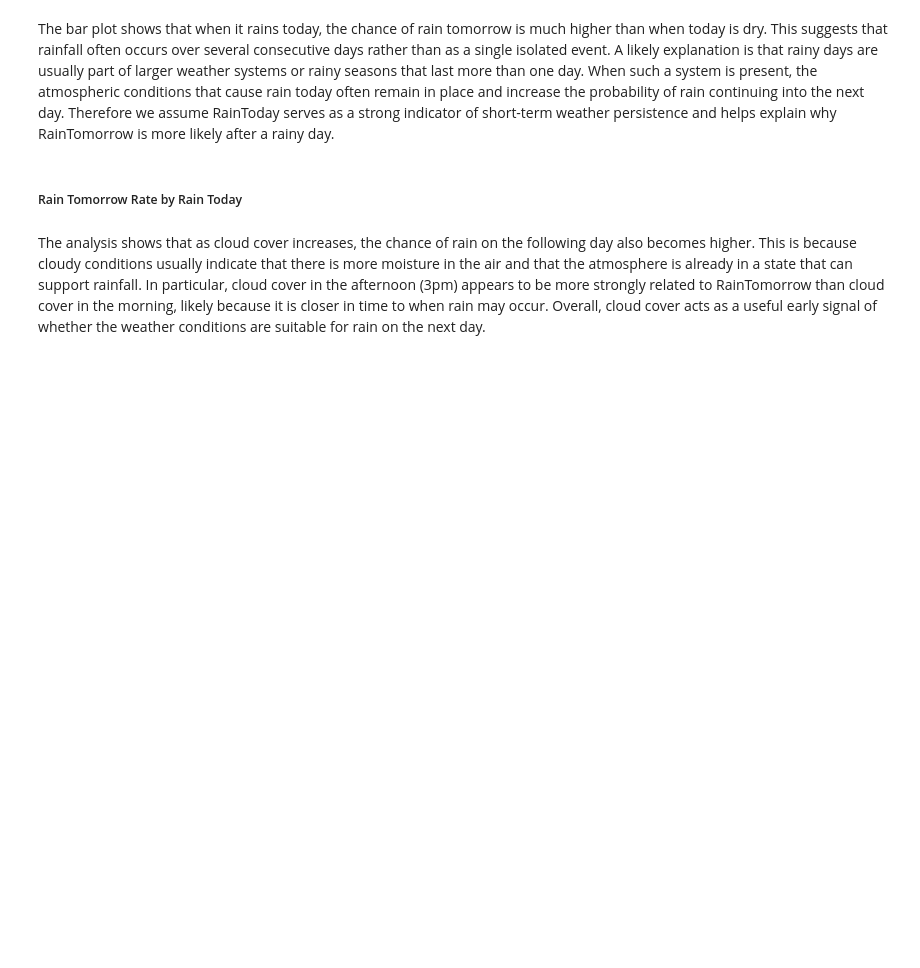
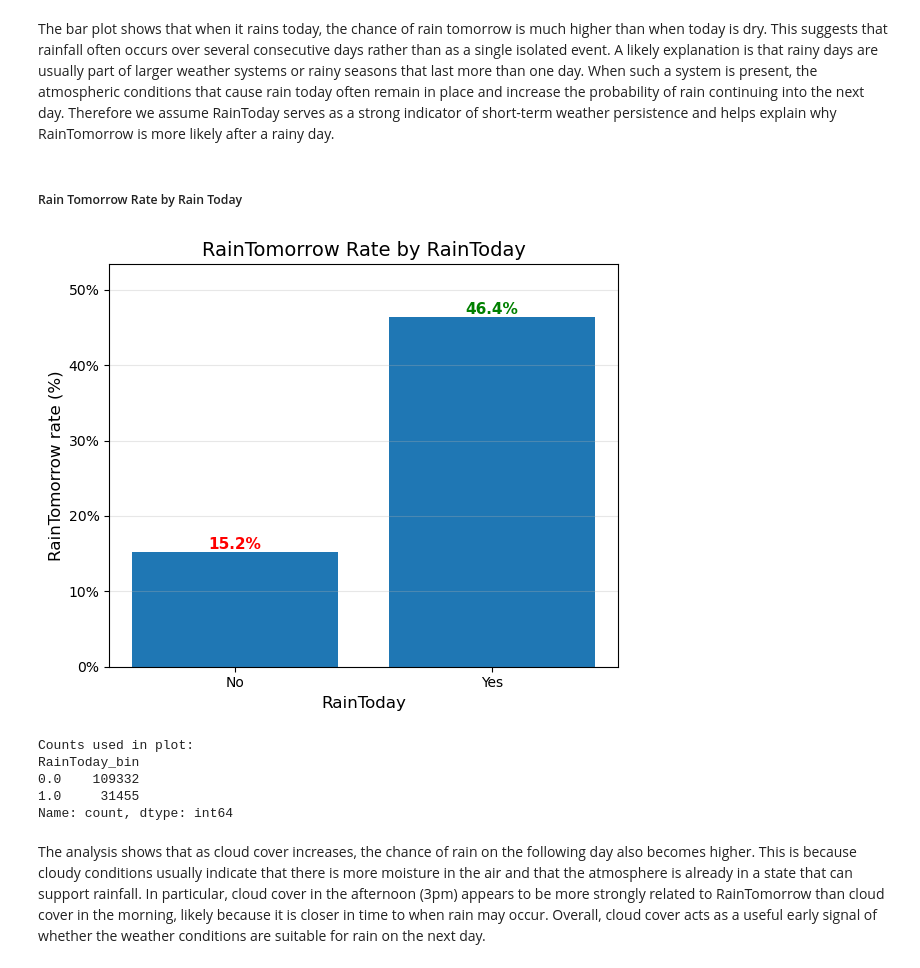
Before and after one commit to AstouK/Rain_Australia, a Jupyter notebook: rain_australia v3.ipynb, the cells around one changed output. Saved outputs shown, nothing was run; the diff lists cells and outputs as text; code cells hidden in the pictures; blank space fills up the shorter version.

```diff
--- a/rain_australia v3.ipynb
+++ b/rain_australia v3.ipynb
@@ -1794,58 +1539,81 @@ The bar plot shows that when it rains today, the chance of rain tomorrow is much
 # %% [markdown]
 ##### Rain Tomorrow Rate by Rain Today
 # %%
-# Select only the binary indicators for today's and tomorrow's rain,
-# and drop rows with missing values to ensure valid conditional probabilities.
+# ============================
+# Data preparation
+# ============================
+
+# Select only relevant columns and drop missing values
 tmp = df_eda[["RainToday_bin", "RainTomorrow_bin"]].dropna()
 
-# Compute the conditional probability of RainTomorrow given RainToday.
-# Since RainTomorrow_bin is binary (0/1), the group mean corresponds to
-# P(RainTomorrow = 1 | RainToday = 0 or 1).
-# The reindex step enforces a consistent ordering: No (0) → Yes (1).
+# ============================
+# Compute conditional probability
+# ============================
+
+# Mean of binary RainTomorrow_bin = P(RainTomorrow = 1 | RainToday)
 rate_pct = (
     tmp.groupby("RainToday_bin")["RainTomorrow_bin"]
        .mean()
-       .reindex([0, 1])
-       .mul(100)   # Convert probability to percentage
+       .reindex([0, 1])     # enforce No (0) → Yes (1) order
+       .mul(100)            # convert to percentage
 )
 
-# Create a compact bar chart to compare rain probabilities.
+# ============================
+# Plot
+# ============================
+
 plt.figure(figsize=(6, 5))
 ax = plt.gca()
 
-# Plot RainTomorrow rates for days without rain vs. days with rain today.
-ax.bar(["No", "Yes"], rate_pct.values)
+labels = ["No", "Yes"]
+values = rate_pct.values
 
-# Axis labels clarify the conditioning variable and the outcome metric.
+ax.bar(labels, values)
+
 ax.set_xlabel("RainToday", fontsize=12)
 ax.set_ylabel("RainTomorrow rate (%)", fontsize=12)
-
-# Title states the analytical question directly.
 ax.set_title("RainTomorrow Rate by RainToday", fontsize=14)
 
-# Format y-axis as percentages for interpretability.
 ax.yaxis.set_major_formatter(PercentFormatter())
-
-# Add horizontal grid lines to improve visual comparison.
 ax.grid(axis="y", alpha=0.3)
 
-# Extend the y-axis slightly above the maximum value so annotations are not clipped.
 ax.set_ylim(0, float(rate_pct.max()) * 1.15)
 
-# Highlight only the minimum and maximum bars (No vs. Yes)
-# to emphasize the contrast without clutter.
-_annotate_min_max_bars(ax, rate_pct.values, fmt="{:.1f}%")
+# ============================
+# Annotate min and max only
+# ============================
 
-# Optimize spacing to prevent label overlap.
+i_min = int(np.nanargmin(values))
+i_max = int(np.nanargmax(values))
+
+for i, color in [(i_max, "green"), (i_min, "red")]:
+    ax.text(
+        i,
+        values[i],
+        f"{values[i]:.1f}%",
+        ha="center",
+        va="bottom",
+        color=color,
+        fontsize=11,
+        fontweight="bold"
+    )
+
 plt.tight_layout()
-
-# Render the plot.
 plt.show()
 
-# Print the sample sizes used for each category to provide context
-# for the stability and reliability of the estimated probabilities.
+# ============================
+# Print sample sizes
+# ============================
+
 print("Counts used in plot:")
 print(tmp["RainToday_bin"].value_counts())
+# %% [output]
+[figure, added]
+Counts used in plot:
+RainToday_bin
+0.0    109332
+1.0     31455
+Name: count, dtype: int64
 # %% [markdown]
 The analysis shows that as cloud cover increases, the chance of rain on the following day also becomes higher. This is because cloudy conditions usually indicate that there is more moisture in the air and that the atmosphere is already in a state that can support rainfall. In particular, cloud cover in the afternoon (3pm) appears to be more strongly related to RainTomorrow than cloud cover in the morning, likely because it is closer in time to when rain may occur. Overall, cloud cover acts as a useful early signal of whether the weather conditions are suitable for rain on the next day.
 # %% [markdown]
```
Also changed, not shown: parts of 26 cells of this notebook, 2 other files.
